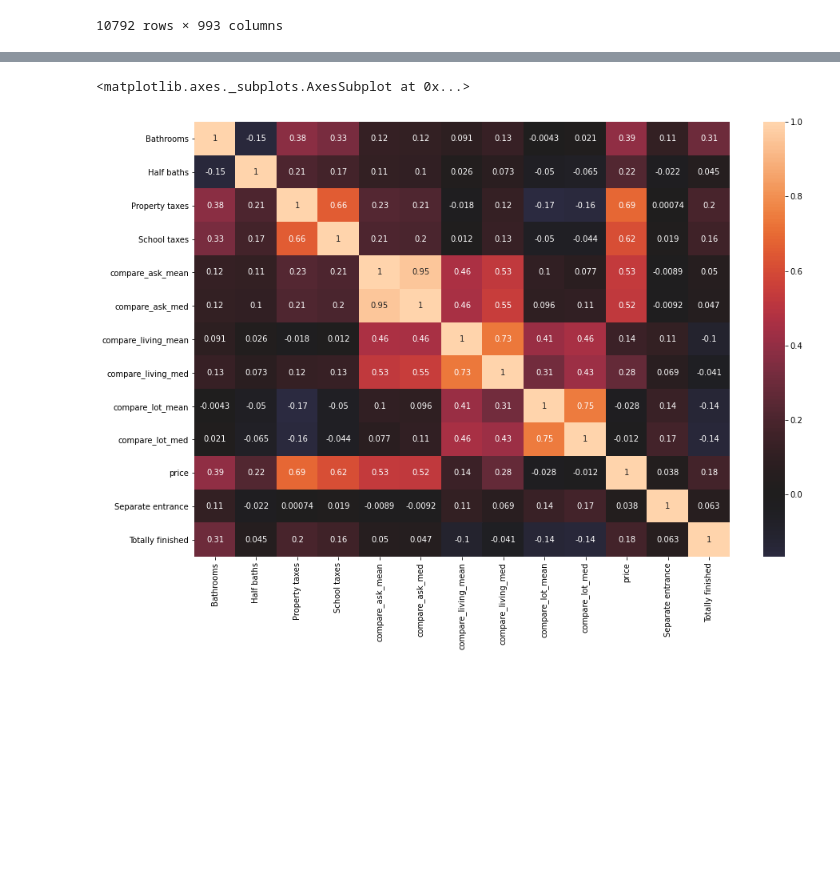
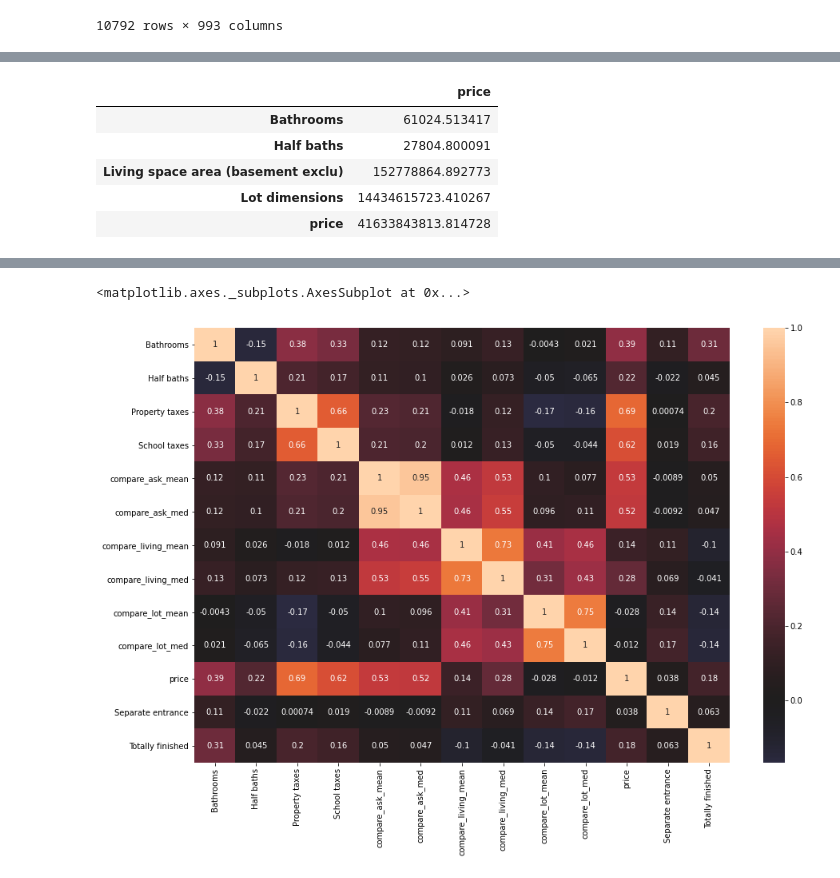
Before and after one commit to thematz1/realestate-fliprenovator, a Jupyter notebook: renovation profit.ipynb, the cells around one changed output, grey strips where cells are left out. Saved outputs shown, nothing was run; the diff lists cells and outputs as text; code cells hidden in the pictures; blank space fills up the shorter version.

```diff
--- a/renovation profit.ipynb
+++ b/renovation profit.ipynb
@@ -370,0 +577,9 @@ Name: index, Length: 7690, dtype: float64
+# %%
+test1.cov().iloc[-1].to_frame().style.background_gradient(cmap='coolwarm')
+# %% [output]
+|  | price |
+| Bathrooms | 61024.513417 |
+| Half baths | 27804.800091 |
+| Living space area (basement exclu) | 152778864.892773 |
+| Lot dimensions | 14434615723.410267 |
+| price | 41633843813.814728 |
```
Also changed, not shown: parts of 24 cells of this notebook.
